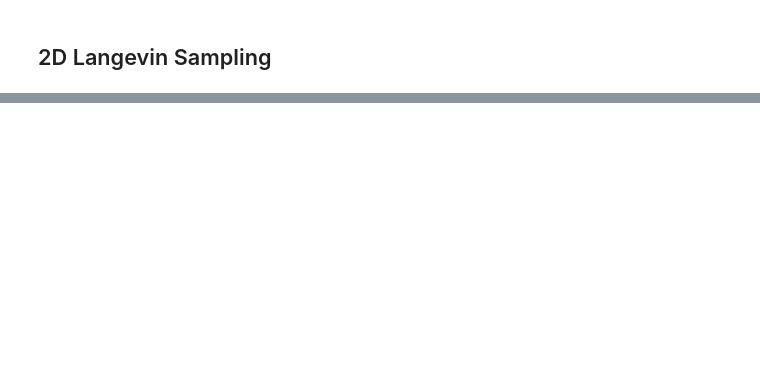
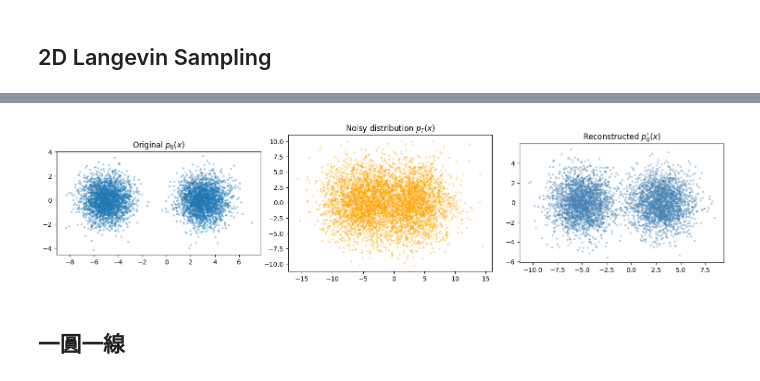
Before and after one commit to XuanWeiWang-999/1141ML-Final-Reconstructing-Ancient-Life-through-Molecular-Diffusion-Models313652018, a Jupyter notebook: code space/code_4-DSM 2D.ipynb, the cells around one changed output, grey strips where cells are left out. Drawn from its saved outputs; the diff is of its cells as text; code cells hidden in the pictures; blank space fills up the shorter version.

```diff
--- a/code space/code_4-DSM 2D.ipynb
+++ b/code space/code_4-DSM 2D.ipynb
@@ -161,0 +193,35 @@ plt.show()
+# %%
+def plot_forward_backward_2d(x0, xT, x0p):
+    fig, axs = plt.subplots(1, 3, figsize=(15, 4))
+
+    # 左：p0(x)
+    axs[0].scatter(x0[:,0], x0[:,1], s=5, alpha=0.3)
+    axs[0].set_title("Original $p_0(x)$")
+    axs[0].set_aspect('equal')
+
+    # 中：pT(x)
+    axs[1].scatter(xT[:,0], xT[:,1], s=5, alpha=0.3, color='orange')
+    axs[1].set_title("Noisy distribution $p_T(x)$")
+    axs[1].set_aspect('equal')
+
+    # 右：p0'(x)
+    axs[2].scatter(x0p[:,0], x0p[:,1], s=5, alpha=0.3, color='steelblue')
+    axs[2].set_title("Reconstructed $p_0'(x)$")
+    axs[2].set_aspect('equal')
+
+    plt.tight_layout()
+    plt.show()
+# %%
+x0, xT, x0p = forward_backward_process_2d(
+    model,
+    sigma=3,    # 你現在 DSM 的 sigma
+    steps=3000,
+    eta=0.002,
+    N_total=5000
+)
+
+plot_forward_backward_2d(x0, xT, x0p)
+# %% [output]
+[figure, added]
+# %% [markdown]
+## 一圓一線
```
Also changed, not shown: parts of 9 cells of this notebook, 1 other file.
